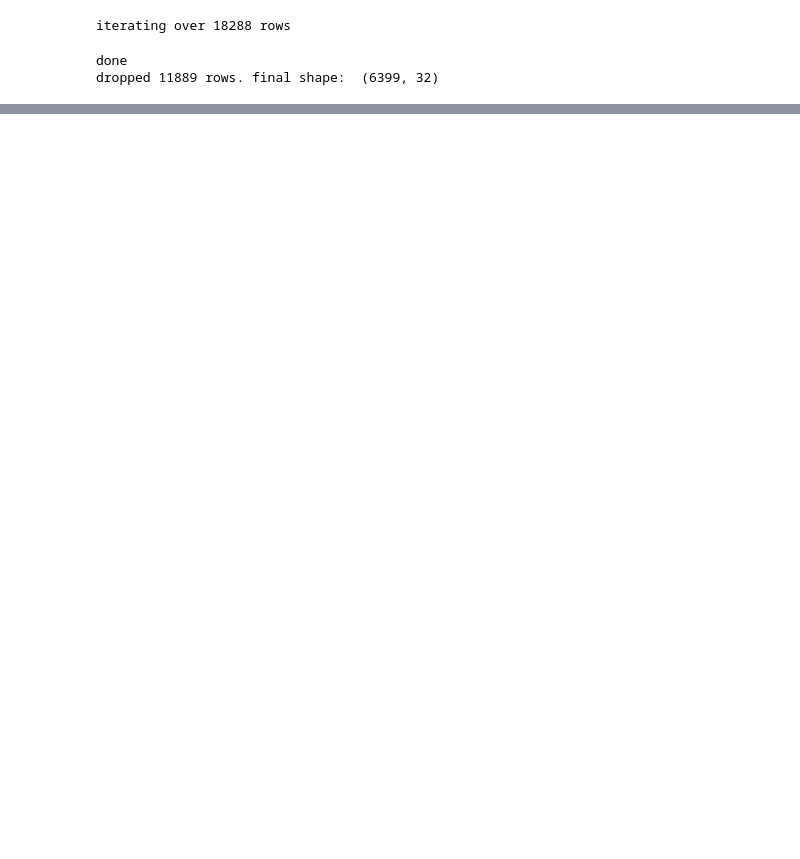
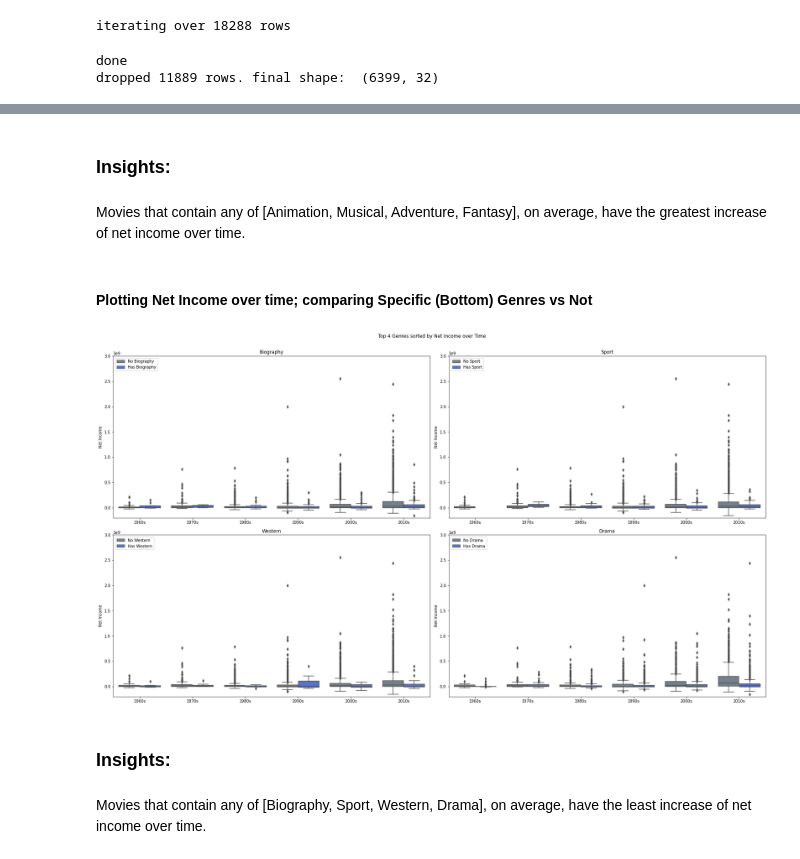
Before and after one commit to ArenCarpenter/Movie_Genre_Analysis, a Jupyter notebook: Individual_EDA_Notebooks/EDA - Genres.ipynb, the cells around one changed output, grey strips where cells are left out. Drawn from its saved outputs; the diff is of its cells as text; code cells hidden in the pictures; blank space fills up the shorter version.

```diff
--- a/Individual_EDA_Notebooks/EDA - Genres.ipynb
+++ b/Individual_EDA_Notebooks/EDA - Genres.ipynb
@@ -320,0 +333,62 @@ Text(0.5, 0, 'Years')
+# %% [markdown]
+### Insights:
+# %% [markdown]
+Movies that contain any of [Animation, Musical, Adventure, Fantasy], on average, have the greatest increase of net income over time.
+# %% [markdown]
+#### Plotting Net Income over time; comparing Specific (Bottom) Genres vs Not
+# %%
+fig, axes = plt.subplots(nrows=2,ncols=2,figsize=(24,14))
+ax_1 = axes[0][0]
+sns.boxplot(x='year_bins',y='gross_minus_budget',hue='Biography', data = albert_trimmed, ax= ax_1, palette=["slategray","royalblue"])
+# new_labels = ["No Animation", "Has Animation"]
+# for t, l in zip(g._legend.texts, new_labels): t.set_text(l)
+handles, _ = ax_1.get_legend_handles_labels()
+ax_1.legend(loc='upper left',handles=handles,labels=["No Biography", "Has Biography"])
+ax_1.set_ylabel('Net Income')
+ax_1.set_title('Biography')
+ax_1.set_ylim(-200_000_000,3_000_000_000)
+ax_1.set_xlabel('')
+
+
+ax_2 = axes[0][1]
+sns.boxplot(x='year_bins',y='gross_minus_budget',hue='Sport', data = albert_trimmed, ax= ax_2, palette = ["slategray","royalblue"])
+handles, _ = ax_2.get_legend_handles_labels()
+ax_2.legend(loc='upper left',handles = handles, labels=["No Sport", "Has Sport"])
+# ax_2.legend(loc='upper left')
+ax_2.set_ylabel('Net Income')
+ax_2.set_title('Sport')
+ax_2.set_ylim(-200_000_000,3_000_000_000)
+ax_2.set_xlabel('')
+
+
+
+ax_3 = axes[1][0]
+sns.boxplot(x='year_bins',y='gross_minus_budget',hue='Western', data = albert_trimmed, ax= ax_3, palette = ["slategray","royalblue"])
+handles, _ = ax_3.get_legend_handles_labels()
+ax_3.legend(loc='upper left',handles = handles,labels=["No Western", "Has Western"])
+# ax_3.legend(loc='upper left')
+ax_3.set_ylabel('Net Income')
+ax_3.set_title('Western')
+ax_3.set_ylim(-200_000_000,3_000_000_000)
+ax_3.set_xlabel('')
+
+
+ax_4 = axes[1][1]
+sns.boxplot(x='year_bins',y='gross_minus_budget',hue='Drama', data = albert_trimmed, ax= ax_4, palette = ["slategray","royalblue"])
+handles, _ = ax_4.get_legend_handles_labels()
+ax_4.legend(loc='upper left',handles = handles,labels=["No Drama", "Has Drama"])
+# ax_4.legend(loc='upper left')
+ax_4.set_ylabel('Net Income')
+ax_4.set_title('Drama')
+ax_4.set_ylim(-200_000_000,3_000_000_000)
+
+ax_4.set_xlabel('')
+fig.suptitle('Top 4 Genres sorted by Net Income over Time')
+fig.tight_layout(rect=[0, 0.03, 1, 0.95])
+fig.savefig('Bottom 4 genres');
+# %% [output]
+[figure, added]
+# %% [markdown]
+### Insights:
+# %% [markdown]
+Movies that contain any of [Biography, Sport, Western, Drama], on average, have the least increase of net income over time.
```
Also changed, not shown: parts of 20 cells of this notebook.
